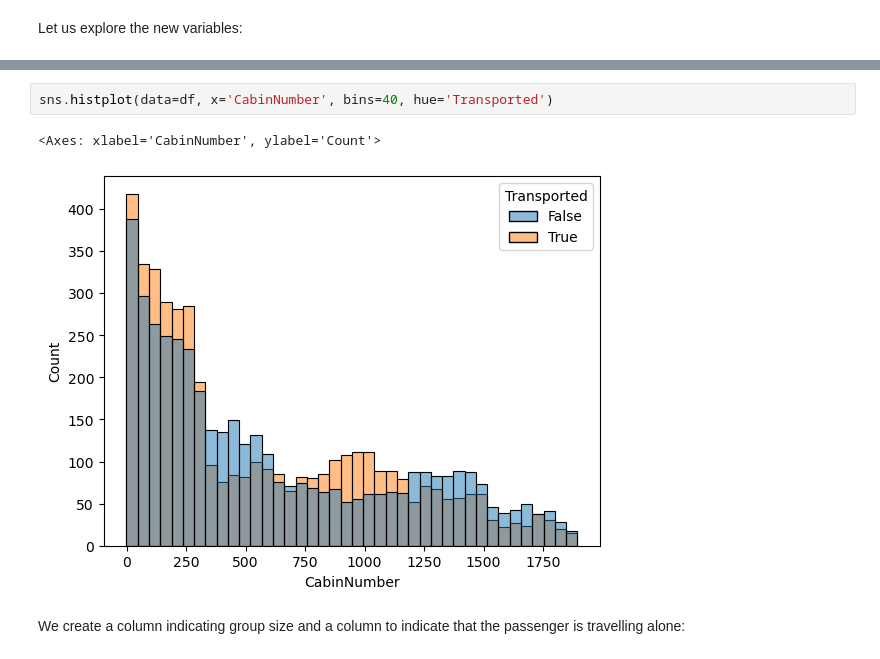
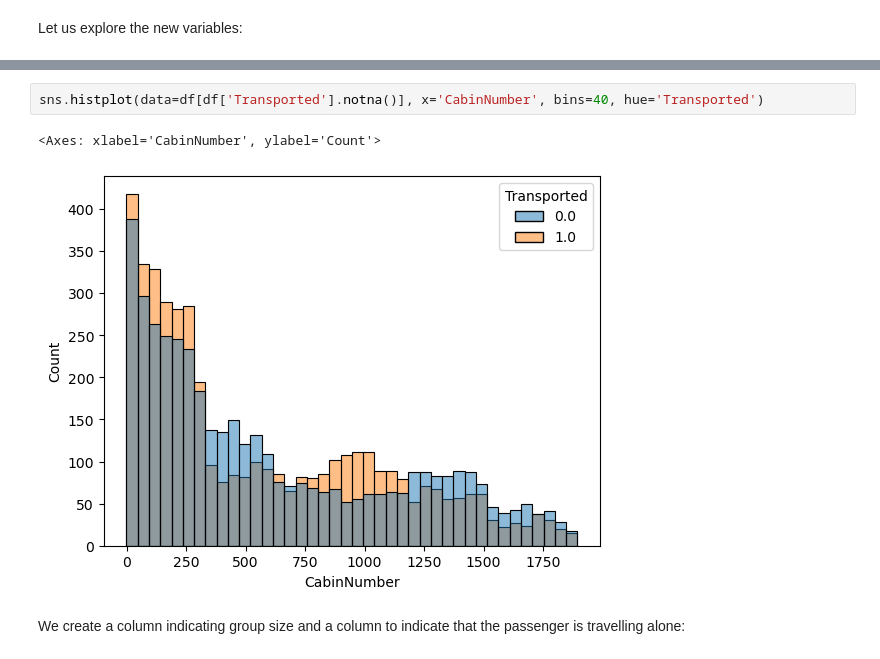
Before and after one commit to marciscar/spaceship-titanic, a Jupyter notebook: Notebooks/spaceship_titanic.ipynb, the cells around one changed output, grey strips where cells are left out. Saved outputs shown, nothing was run; the diff lists cells and outputs as text.

```diff
--- a/Notebooks/spaceship_titanic.ipynb
+++ b/Notebooks/spaceship_titanic.ipynb
@@ -327,8 +327,8 @@ sns.countplot(data=df, x='Deck', hue=df['Transported'].astype(str))
 # %%
-sns.histplot(data=df, x='CabinNumber', bins=40, hue='Transported')
+sns.histplot(data=df[df['Transported'].notna()], x='CabinNumber', bins=40, hue='Transported')
 # %% [output]
 <Axes: xlabel='CabinNumber', ylabel='Count'>
-[figure, old version]
+[figure, new version]
 # %% [markdown]
 We create a column indicating group size and a column to indicate that the passenger is travelling alone:
 # %%
```
Also changed, not shown: parts of 61 cells of this notebook, 1 other file.
